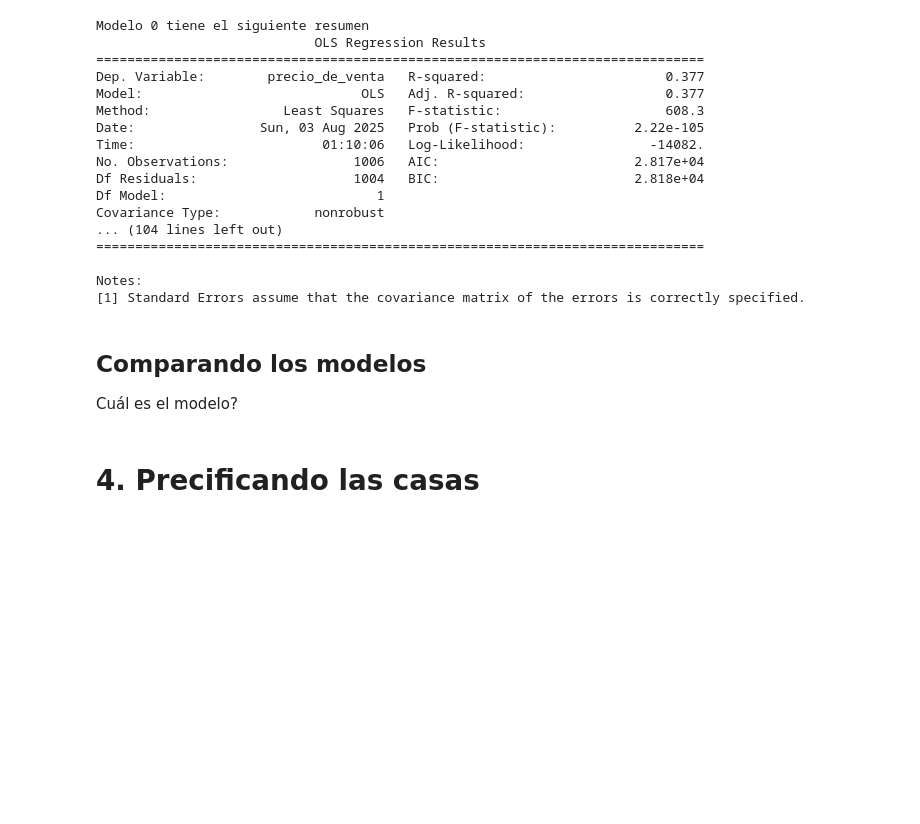
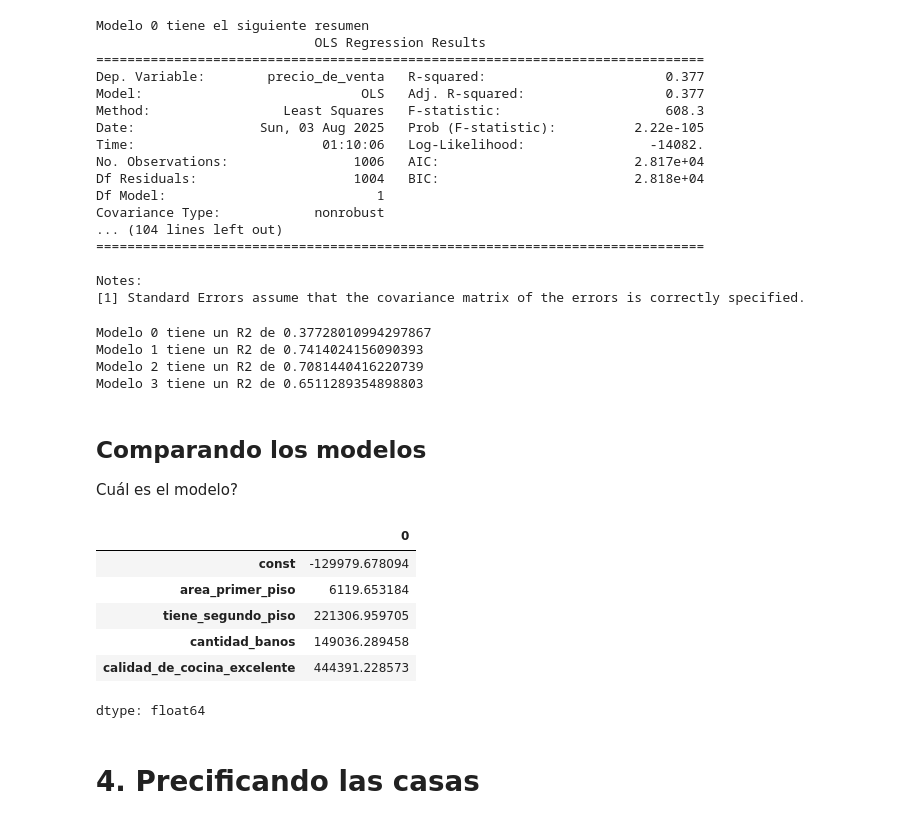
Before and after one commit to cmrondon2000/probando_relaciones_con_regresion_lineal, a Jupyter notebook: precios_de_inmuebles_regresion_lineal.ipynb, the cells around one changed output. Drawn from its saved outputs; the diff is of its cells as text; code cells hidden in the pictures; blank space fills up the shorter version.

```diff
--- a/precios_de_inmuebles_regresion_lineal.ipynb
+++ b/precios_de_inmuebles_regresion_lineal.ipynb
@@ -461,11 +461,28 @@ Covariance Type:            nonrobust
 
 Notes:
 [1] Standard Errors assume that the covariance matrix of the errors is correctly specified.
+# %%
+for i,j in enumerate(modelos):
+  print(f"Modelo {i} tiene un R2 de {j.rsquared}")
+# %% [output]
+Modelo 0 tiene un R2 de 0.37728010994297867
+Modelo 1 tiene un R2 de 0.7414024156090393
+Modelo 2 tiene un R2 de 0.7081440416220739
+Modelo 3 tiene un R2 de 0.6511289354898803
 # %% [markdown]
 ## Comparando los modelos
 Cuál es el modelo?
 # %%
 # Cuántos parámetros tiene el modelo?
+modelo_3.params
+# %% [output]
+|  | 0 |
+| const | -129979.678094 |
+| area_primer_piso | 6119.653184 |
+| tiene_segundo_piso | 221306.959705 |
+| cantidad_banos | 149036.289458 |
+| calidad_de_cocina_excelente | 444391.228573 |
+dtype: float64
 # %% [markdown]
 # 4. Precificando las casas
 # %% [markdown]
```
